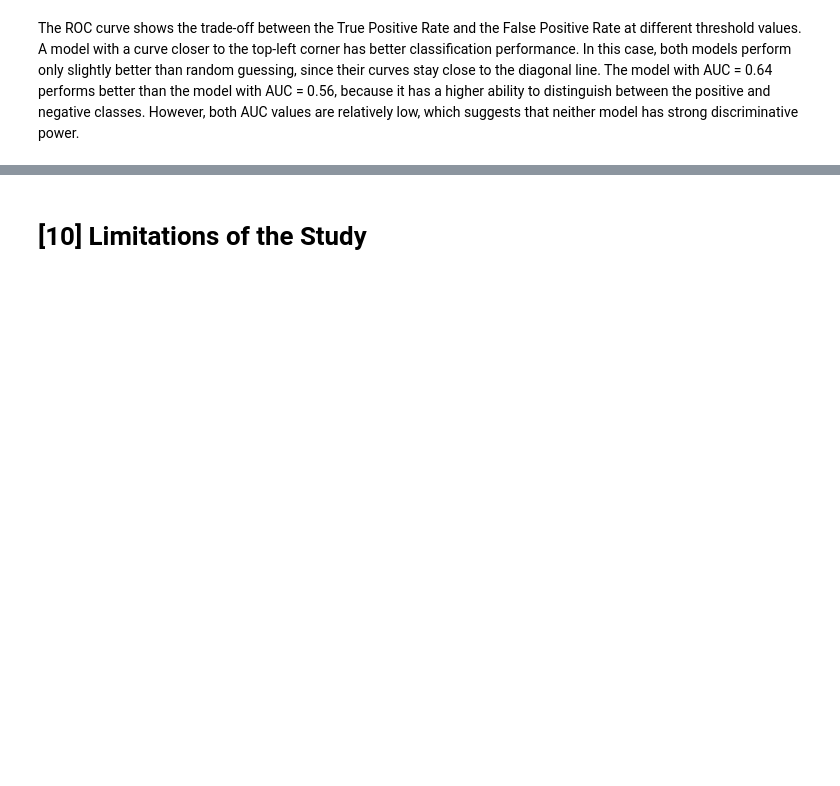
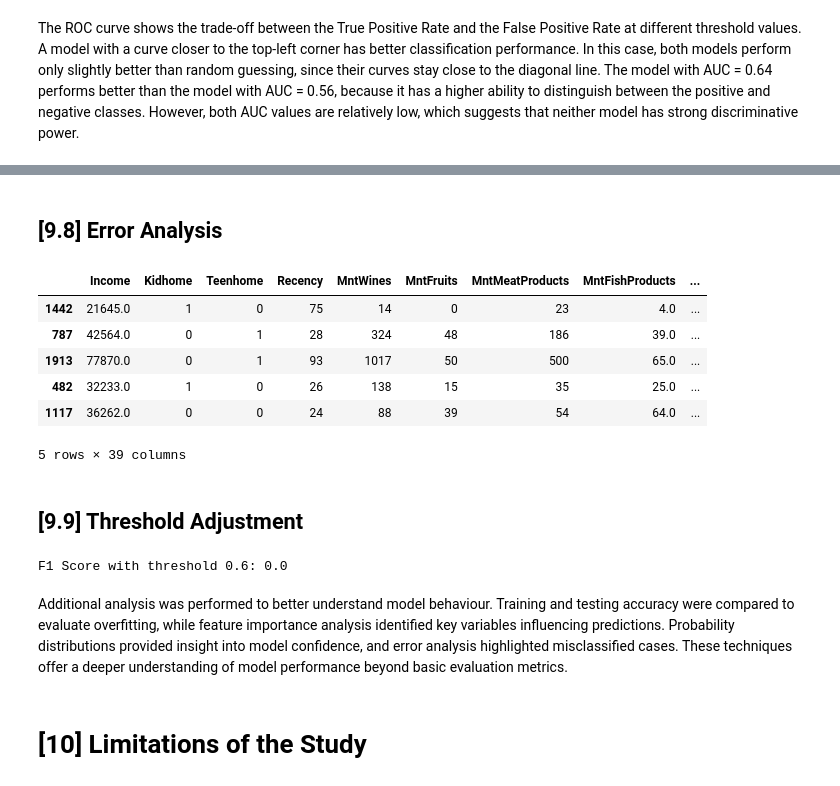
Before and after one commit to Luke-Dev-Tech/Business_intelligence_and_data-mining, a Jupyter notebook: BI_Project.ipynb, the cells around one changed output, grey strips where cells are left out. Cells and saved outputs as stored; diff of their text form; code cells hidden in the pictures; blank space fills up the shorter version.

```diff
--- a/BI_Project.ipynb
+++ b/BI_Project.ipynb
@@ -1740,3 +1817,37 @@ The model with AUC = 0.64 performs better than the model with AUC = 0.56, becaus
+# %% [markdown]
+## [9.8] Error Analysis
+# %%
+# Find incorrect predictions
+errors = X_test.copy()
+errors['Actual'] = y_test
+errors['Predicted'] = y_pred_tree
+
+misclassified = errors[errors['Actual'] != errors['Predicted']]
+
+misclassified.head()
+# %% [output]
+|  | Income | Kidhome | Teenhome | Recency | MntWines | MntFruits | MntMeatProducts | MntFishProducts | ... |
+| 1442 | 21645.0 | 1 | 0 | 75 | 14 | 0 | 23 | 4.0 | ... |
+| 787 | 42564.0 | 0 | 1 | 28 | 324 | 48 | 186 | 39.0 | ... |
+| 1913 | 77870.0 | 0 | 1 | 93 | 1017 | 50 | 500 | 65.0 | ... |
+| 482 | 32233.0 | 1 | 0 | 26 | 138 | 15 | 35 | 25.0 | ... |
+| 1117 | 36262.0 | 0 | 0 | 24 | 88 | 39 | 54 | 64.0 | ... |
+5 rows × 39 columns
+# %% [markdown]
+## [9.9] Threshold Adjustment
+# %%
+# Custom threshold
+threshold = 0.6
+
+custom_pred = (log_model.predict_proba(X_test)[:,1] > threshold).astype(int)
+
+from sklearn.metrics import f1_score
+print("F1 Score with threshold 0.6:", f1_score(y_test, custom_pred))
+# %% [output]
+F1 Score with threshold 0.6: 0.0
+# %% [markdown]
+
+Additional analysis was performed to better understand model behaviour. Training and testing accuracy were compared to evaluate overfitting, while feature importance analysis identified key variables influencing predictions. Probability distributions provided insight into model confidence, and error analysis highlighted misclassified cases. These techniques offer a deeper understanding of model performance beyond basic evaluation metrics.
 # %% [markdown]
 # **[10] Limitations of the Study**
 # %% [markdown]
```
Also changed, not shown: parts of 8 cells of this notebook.
